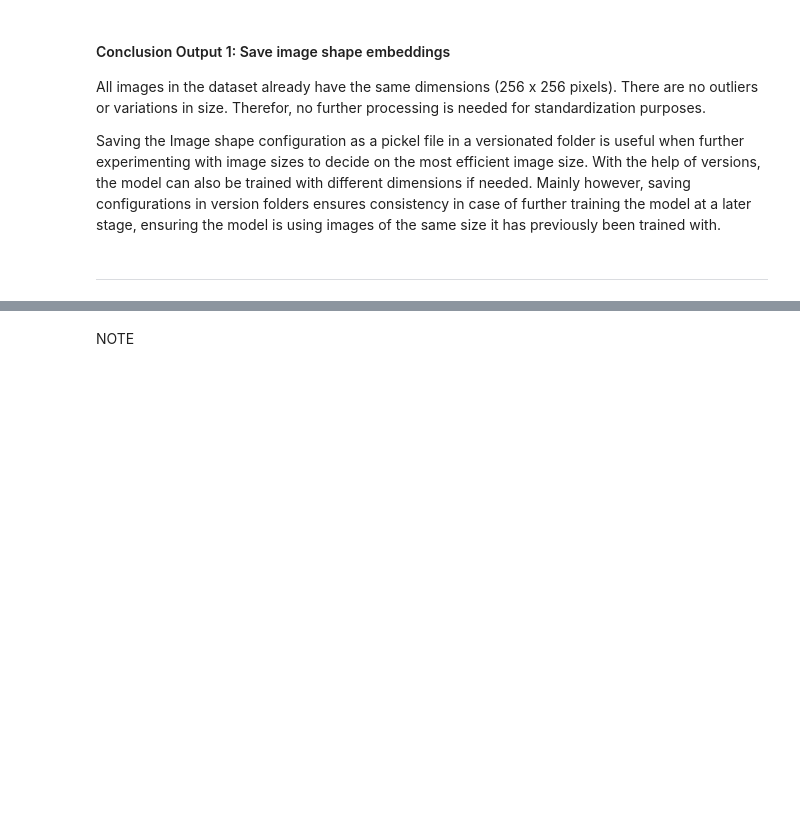
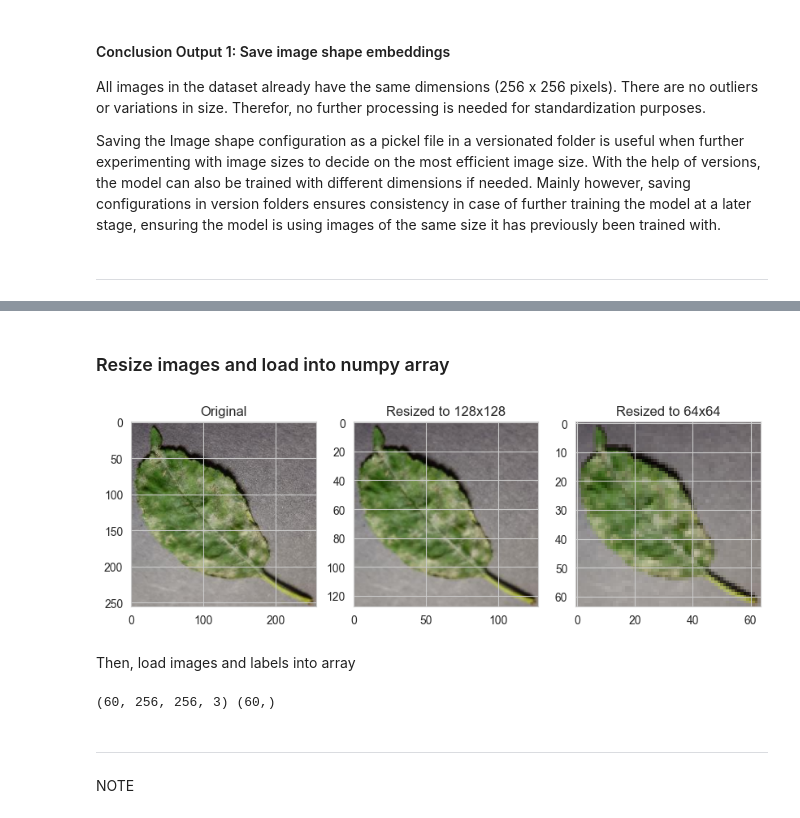
Before and after one commit to nathiedeheyl/pp5_mildew-detection, a Jupyter notebook: jupyter_notebooks/02 - DataVisualisation.ipynb, the cells around one changed output, grey strips where cells are left out. Saved outputs shown, nothing was run; the diff lists cells and outputs as text; code cells hidden in the pictures; blank space fills up the shorter version.

Commit message:
feat: resize images, convert to num and load img data and labels into numpy array

```diff
--- a/jupyter_notebooks/02 - DataVisualisation.ipynb
+++ b/jupyter_notebooks/02 - DataVisualisation.ipynb
@@ -144,0 +161,27 @@ Saving the Image shape configuration as a pickel file in a versionated folder is
+# %% [markdown]
+### Resize images and load into numpy array
+# %%
+from tensorflow.keras.preprocessing import image
+
+img_path = "inputs/mildew_dataset/cherry-leaves/test/powdery_mildew/1a64abff-82d4-45dc-b984-f1a5e6a5229e___FREC_Pwd.M 4952_flipLR.JPG"
+img = image.load_img(img_path)
+
+img_resized_128 = img.resize((128, 128))
+img_resized_64 = img.resize((64, 64))
+
+plt.figure(figsize=(10, 5))
+plt.subplot(1, 3, 1)
+plt.imshow(img)
+plt.title("Original")
+
+plt.subplot(1, 3, 2)
+plt.imshow(img_resized_128)
+plt.title("Resized to 128x128")
+
+plt.subplot(1, 3, 3)
+plt.imshow(img_resized_64)
+plt.title("Resized to 64x64")
+
+plt.show()
+# %% [output]
+[figure, added]
@@ -145,3 +216,12 @@ Saving the Image shape configuration as a pickel file in a versionated folder is
+# %% [markdown]
+Then, load images and labels into array
+# %%
+X, y = load_image_as_array(my_data_dir=train_path, new_size=image_shape, n_images_per_label=30)
+print(X.shape, y.shape)
+# %% [output]
+(60, 256, 256, 3) (60,)
+# %% [markdown]
+---
 # %% [markdown]
 NOTE
 # %% [markdown]
```
Also changed, not shown: parts of 3 cells of this notebook.
